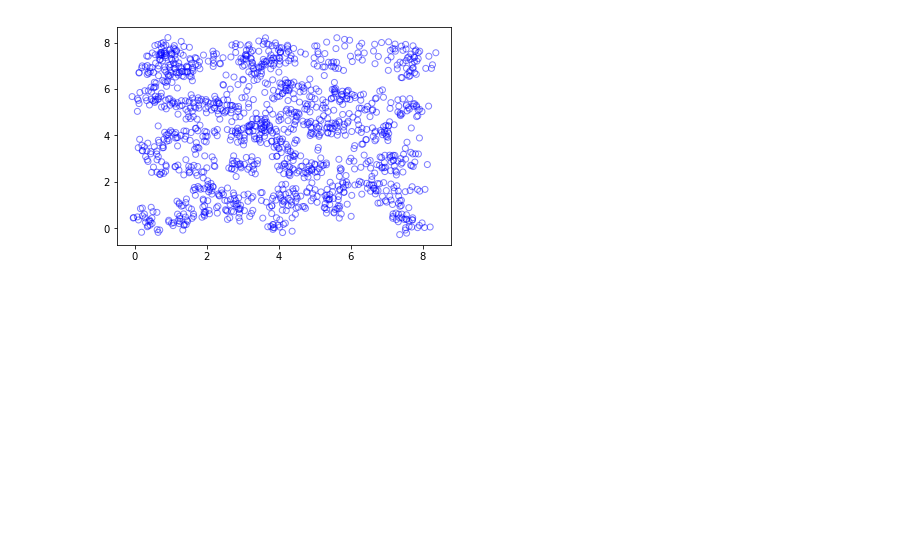
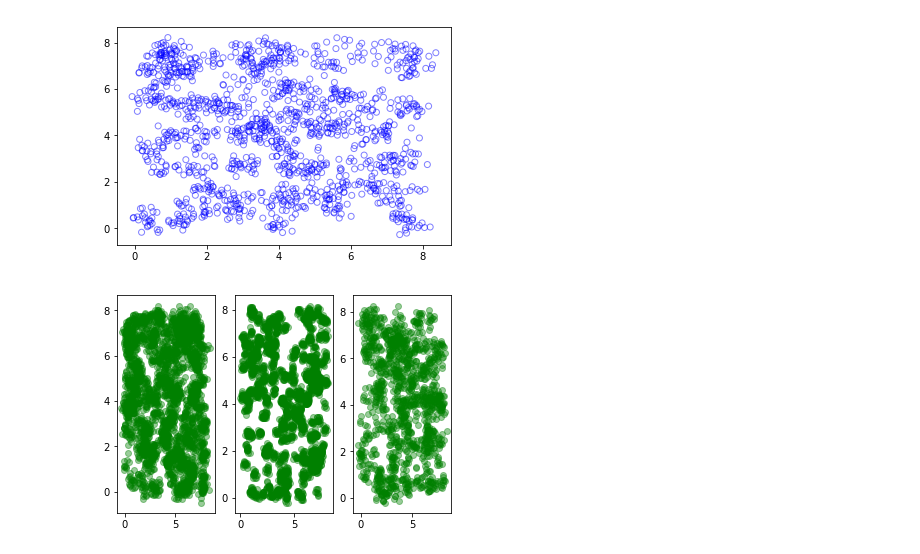
Before and after one commit to danchurch/FA_ABM, a Jupyter notebook: clustering.ipynb, the cells around one changed output. Cells and saved outputs as stored; diff of their text form; code cells hidden in the pictures; blank space fills up the shorter version.

```diff
--- a/clustering.ipynb
+++ b/clustering.ipynb
@@ -77,3 +77,17 @@ plt.scatter( aa[0], aa[1], edgecolor='b', facecolor='none', alpha=0.5 )
 plt.show()
 # %% [output]
 [figure]
+# %%
+a1 = ThomasPP(kappa=3, sigma=0.2, mu=15, Dx=8)
+a2 = ThomasPP(kappa=3, sigma=0.1, mu=15, Dx=8)
+a3 = ThomasPP(kappa=3, sigma=0.2, mu=7, Dx=8)
+# %%
+plt.subplot(131)
+plt.scatter(a1[0],a1[1], c='g', alpha = 0.4)
+plt.subplot(132)
+plt.scatter(a2[0],a2[1], c='g', alpha = 0.4)
+plt.subplot(133)
+plt.scatter(a3[0],a3[1], c='g', alpha = 0.4)
+plt.show()
+# %% [output]
+[figure, added]
```
